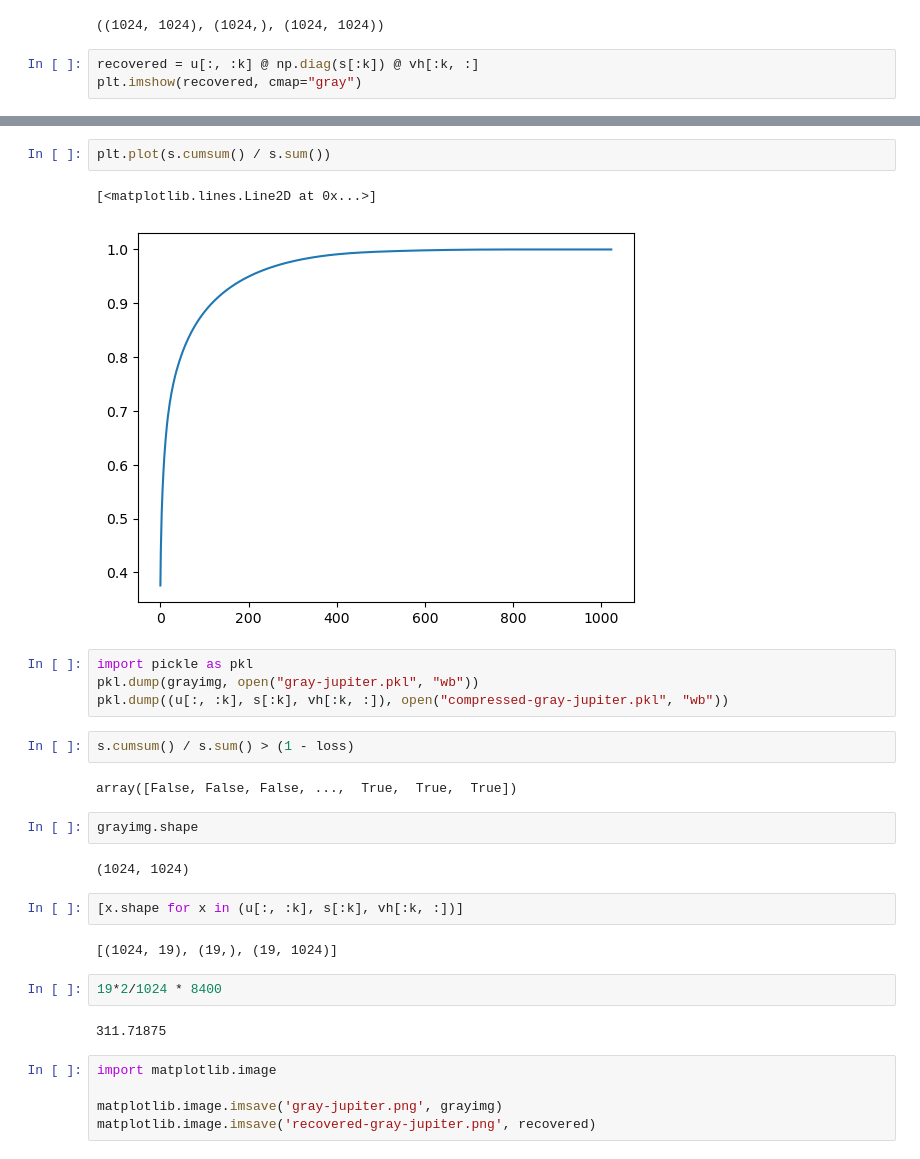
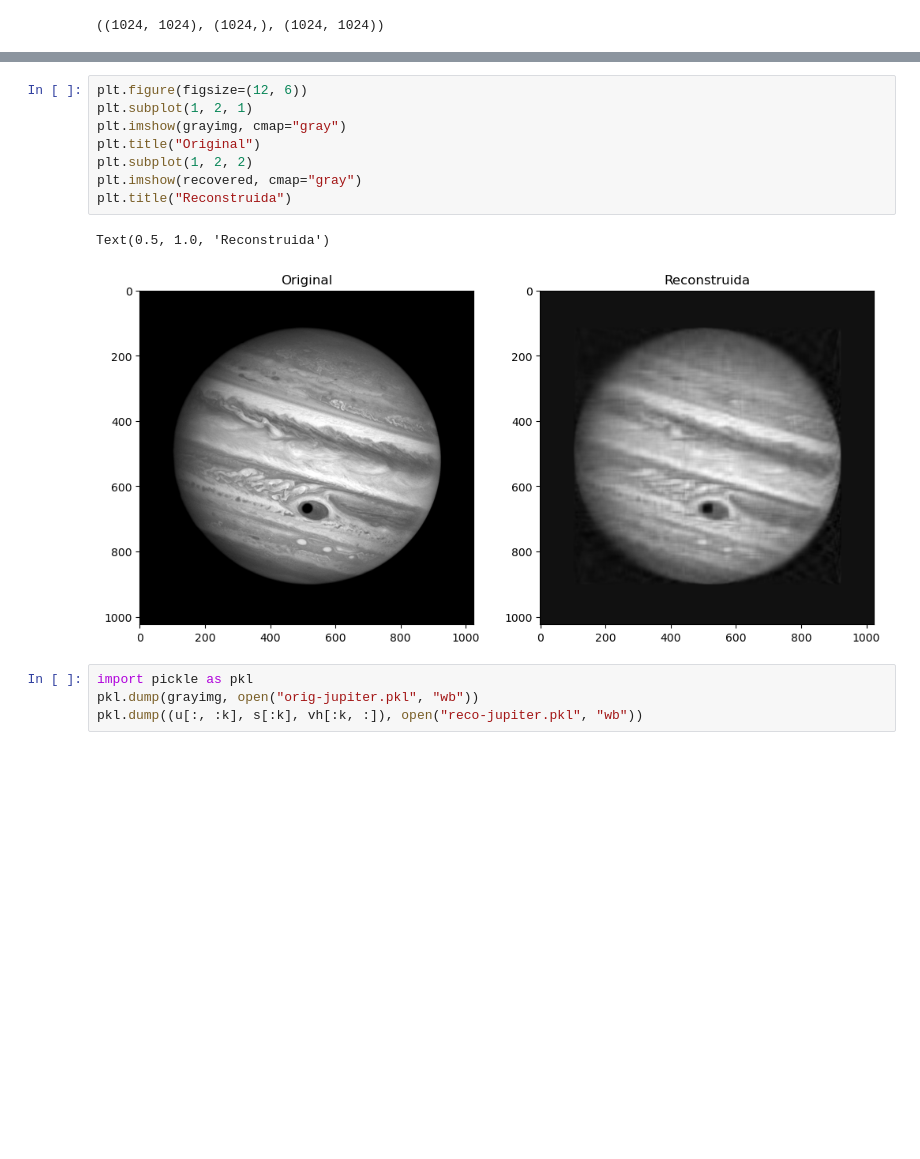
Before and after one commit to capitantoto/concurso-aux1-svd, a Jupyter notebook: clase.ipynb, the cells around one changed output, grey strips where cells are left out. Drawn from its saved outputs; the diff is of its cells as text; blank space fills up the shorter version.

```diff
--- a/clase.ipynb
+++ b/clase.ipynb
@@ -339,6 +87,3 @@ k
 u.shape, s.shape, vh.shape
 # %% [output]
 ((1024, 1024), (1024,), (1024, 1024))
-# %%
-recovered = u[:, :k] @ np.diag(s[:k]) @ vh[:k, :]
-plt.imshow(recovered, cmap="gray")
@@ -348,33 +90,18 @@ plt.imshow(recovered, cmap="gray")
-# %%
-plt.plot(s.cumsum() / s.sum())
-# %% [output]
-[<matplotlib.lines.Line2D at 0x...>]
-[figure, removed]
+# %%
+plt.figure(figsize=(12, 6))
+plt.subplot(1, 2, 1)
+plt.imshow(grayimg, cmap="gray")
+plt.title("Original")
+plt.subplot(1, 2, 2)
+plt.imshow(recovered, cmap="gray")
+plt.title("Reconstruida")
+# %% [output]
+Text(0.5, 1.0, 'Reconstruida')
+[figure, added]
 # %%
 import pickle as pkl
-pkl.dump(grayimg, open("gray-jupiter.pkl", "wb"))
-pkl.dump((u[:, :k], s[:k], vh[:k, :]), open("compressed-gray-jupiter.pkl", "wb"))
+pkl.dump(grayimg, open("orig-jupiter.pkl", "wb"))
+pkl.dump((u[:, :k], s[:k], vh[:k, :]), open("reco-jupiter.pkl", "wb"))
-# %%
-s.cumsum() / s.sum() > (1 - loss)
-# %% [output]
-array([False, False, False, ...,  True,  True,  True])
-# %%
-grayimg.shape
-# %% [output]
-(1024, 1024)
-# %%
-[x.shape for x in (u[:, :k], s[:k], vh[:k, :])]
-# %% [output]
-[(1024, 19), (19,), (19, 1024)]
-# %%
-19*2/1024 * 8400
-# %% [output]
-311.71875
-# %%
-import matplotlib.image
-
-matplotlib.image.imsave('gray-jupiter.png', grayimg)
-matplotlib.image.imsave('recovered-gray-jupiter.png', recovered)
 # %%
 from PIL import Image
 import numpy as np
```
Also changed, not shown: parts of 62 cells of this notebook, 1 other file.
